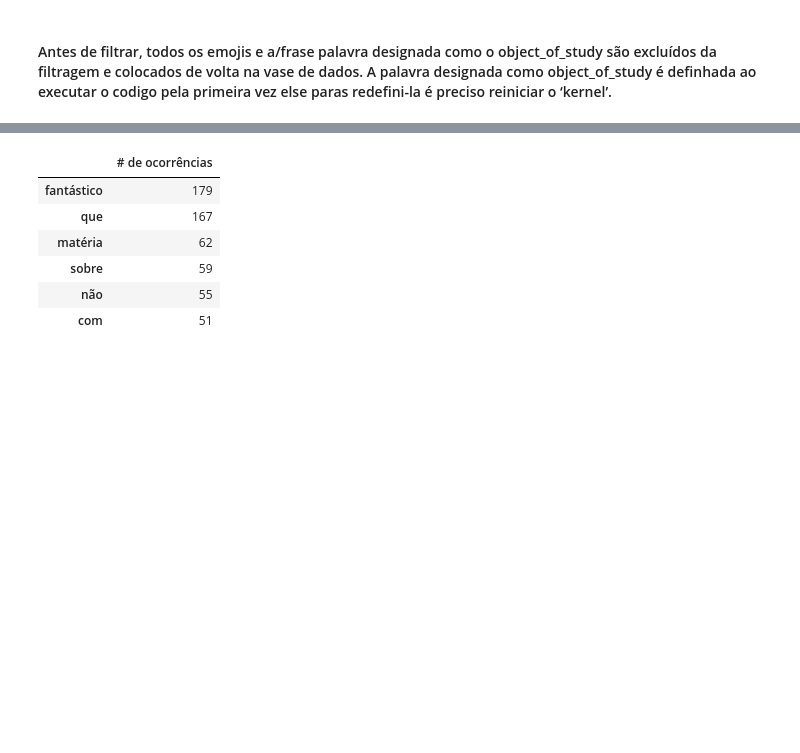
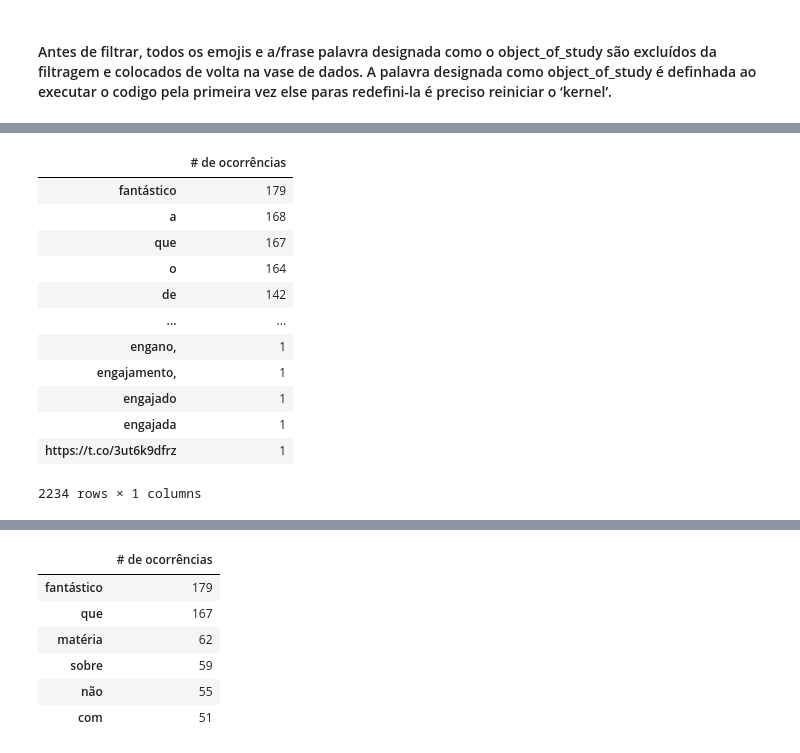
Before and after one commit to RafaelNiccheri/P1-Cdados21_2, a Jupyter notebook: Projeto_1.1.ipynb, the cells around one changed output, grey strips where cells are left out. Cells and saved outputs as stored; diff of their text form; code cells hidden in the pictures; blank space fills up the shorter version.

```diff
--- a/Projeto_1.1.ipynb
+++ b/Projeto_1.1.ipynb
@@ -109,0 +119,16 @@ sem palavras com @
+# %%
+qremove_link.sort_values(by='# de ocorrências', ascending=False)
+# %% [output]
+|  | # de ocorrências |
+| fantástico | 179 |
+| a | 168 |
+| que | 167 |
+| o | 164 |
+| de | 142 |
+| ... | ... |
+| engano, | 1 |
+| engajamento, | 1 |
+| engajado | 1 |
+| engajada | 1 |
+| https://t.co/3ut6k9dfrz | 1 |
+2234 rows × 1 columns
```
Also changed, not shown: parts of 20 cells of this notebook, 4 other files.
